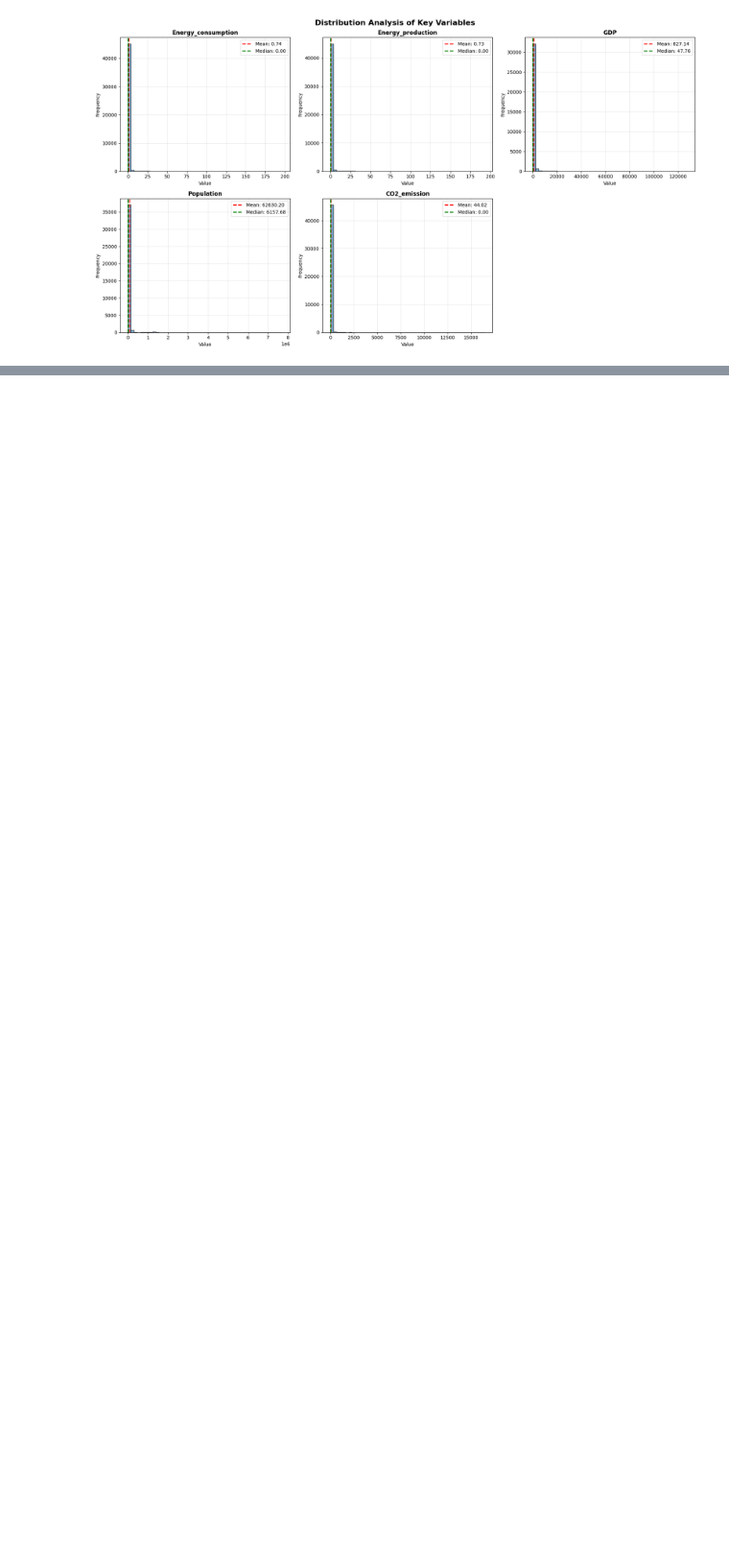
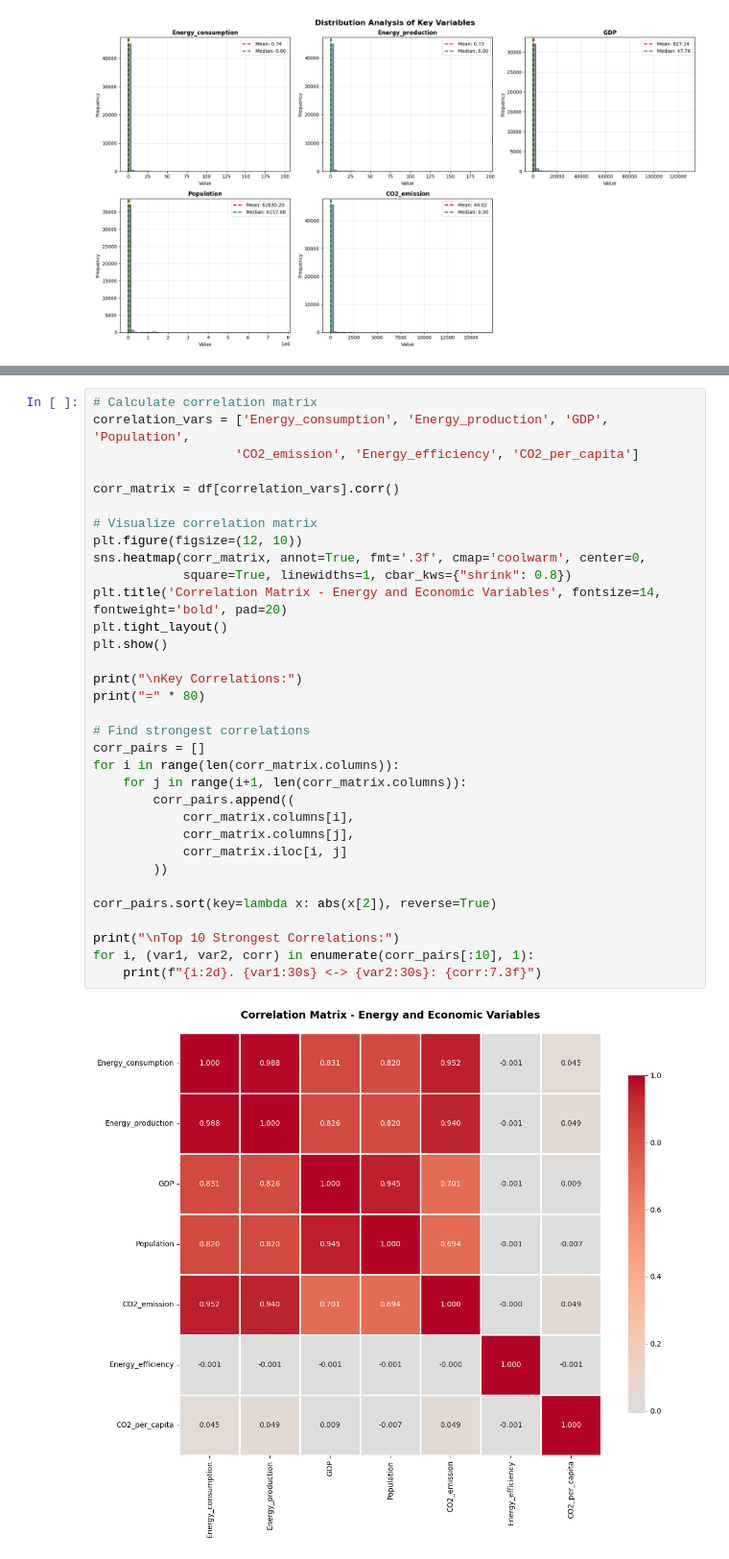
Before and after one commit to enjoy15/Energy-Consumption-CO2-Emissions-Analysis, a Jupyter notebook: jupyter_notebooks/02_statistical_analysis.ipynb, the cells around one changed output, grey strips where cells are left out. Shown at 96% size. Cells and saved outputs as stored; diff of their text form; blank space fills up the shorter version.

Commit message:
Correlation Analysis

```diff
--- a/jupyter_notebooks/02_statistical_analysis.ipynb
+++ b/jupyter_notebooks/02_statistical_analysis.ipynb
@@ -124,0 +129,35 @@ plt.show()
+# %%
+# Calculate correlation matrix
+correlation_vars = ['Energy_consumption', 'Energy_production', 'GDP', 'Population',
+                   'CO2_emission', 'Energy_efficiency', 'CO2_per_capita']
+
+corr_matrix = df[correlation_vars].corr()
+
+# Visualize correlation matrix
+plt.figure(figsize=(12, 10))
+sns.heatmap(corr_matrix, annot=True, fmt='.3f', cmap='coolwarm', center=0,
+            square=True, linewidths=1, cbar_kws={"shrink": 0.8})
+plt.title('Correlation Matrix - Energy and Economic Variables', fontsize=14, fontweight='bold', pad=20)
+plt.tight_layout()
+plt.show()
+
+print("\nKey Correlations:")
+print("=" * 80)
+
+# Find strongest correlations
+corr_pairs = []
+for i in range(len(corr_matrix.columns)):
+    for j in range(i+1, len(corr_matrix.columns)):
+        corr_pairs.append((
+            corr_matrix.columns[i],
+            corr_matrix.columns[j],
+            corr_matrix.iloc[i, j]
+        ))
+
+corr_pairs.sort(key=lambda x: abs(x[2]), reverse=True)
+
+print("\nTop 10 Strongest Correlations:")
+for i, (var1, var2, corr) in enumerate(corr_pairs[:10], 1):
+    print(f"{i:2d}. {var1:30s} <-> {var2:30s}: {corr:7.3f}")
+# %% [output]
+[figure, added]
```
Also changed, not shown: parts of 2 cells of this notebook.
